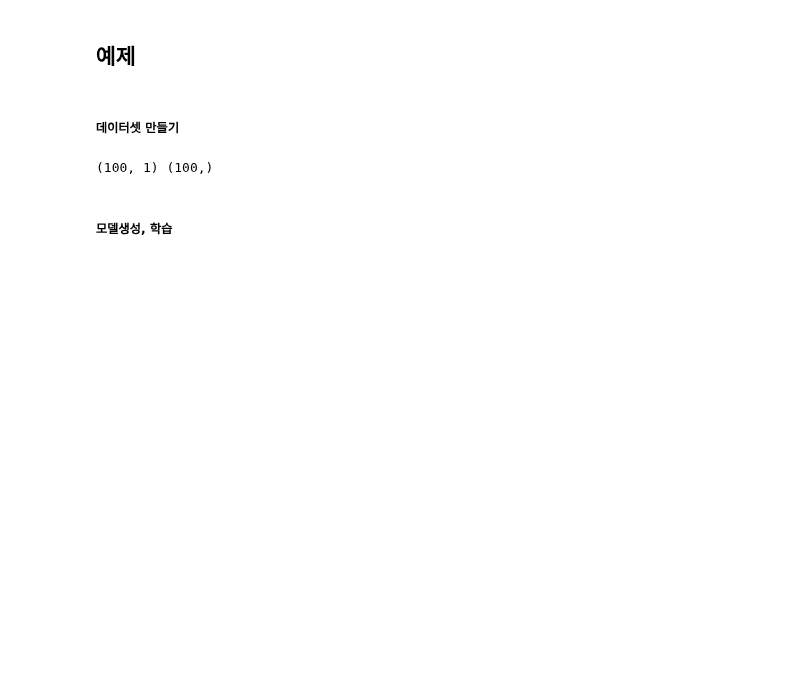
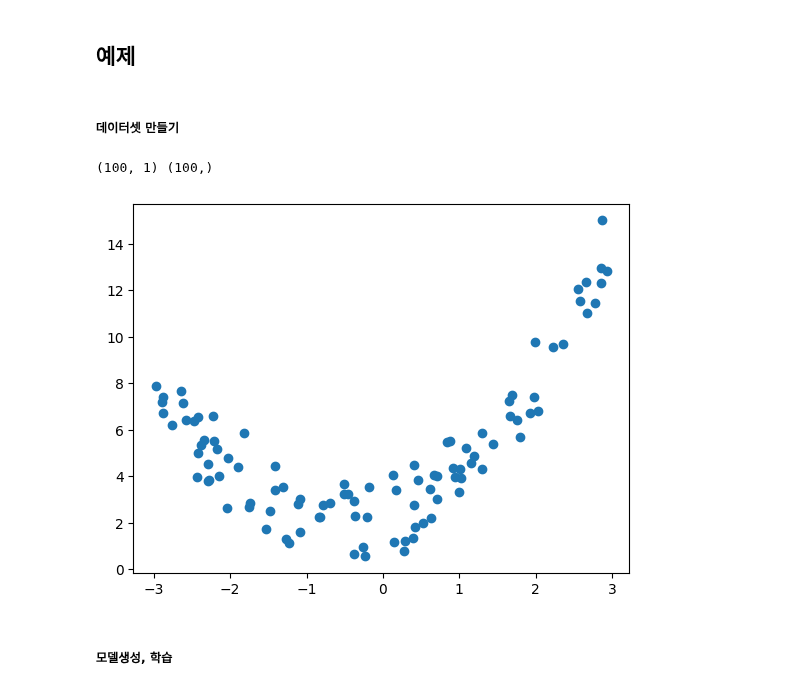
Before and after one commit to LeeJUHO127/DA-35, a Jupyter notebook: 07_machine_learning/12_선형모델_선형회귀.ipynb, the cells around one changed output. Drawn from its saved outputs; the diff is of its cells as text; code cells hidden in the pictures; blank space fills up the shorter version.

```diff
--- a/07_machine_learning/12_선형모델_선형회귀.ipynb
+++ b/07_machine_learning/12_선형모델_선형회귀.ipynb
@@ -78,3 +38,8 @@ $$
  - MEDV	: Target.  지역의 주택가격 중앙값 (단위: $1,000)
 # %% [markdown]
 #### Boston housing dataset loading
+# %%
+import pandas as pd
+
+df = pd.read_csv("data/boston_hosing.csv")
+df.shape
@@ -80,0 +48,3 @@ $$
+# %%
+X = df.drop(columns='MEDV')
+y = df['MEDV']
@@ -136,5 +226,11 @@ y = y.flatten()
 print(X.shape, y.shape)
 # %% [output]
 (100, 1) (100,)
+# %%
+import matplotlib.pyplot as plt
+plt.scatter(X,  y)
+plt.show()
+# %% [output]
+[figure, added]
 # %% [markdown]
 ##### 모델생성, 학습
```
Also changed, not shown: parts of 26 cells of this notebook.
